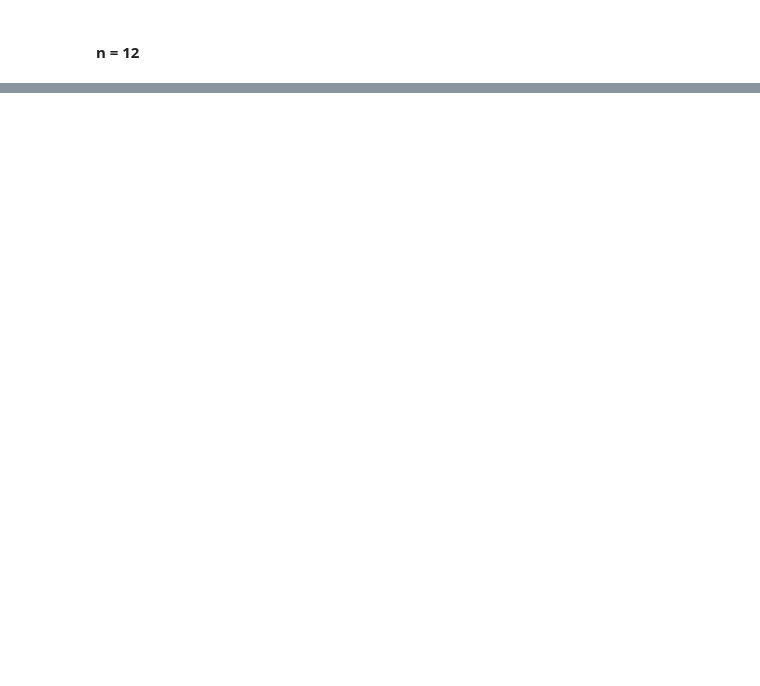
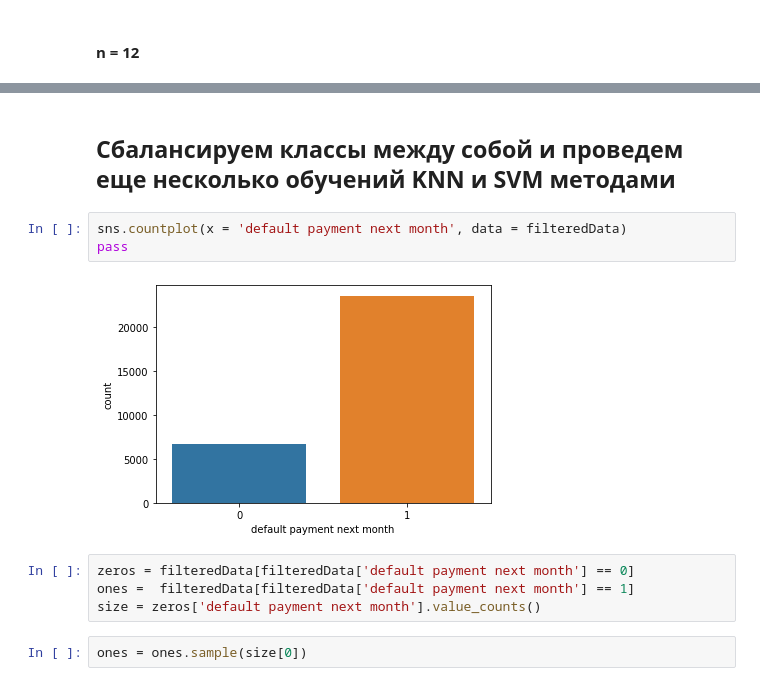
Before and after one commit to azirb/machine_learning_python, a Jupyter notebook: Homework1/KNN analysis.ipynb, the cells around one changed output, grey strips where cells are left out. Drawn from its saved outputs; the diff is of its cells as text; blank space fills up the shorter version.

```diff
--- a/Homework1/KNN analysis.ipynb
+++ b/Homework1/KNN analysis.ipynb
@@ -314,0 +426,13 @@ np.mean(Y_train != y_train_pred), np.mean(Y_test != y_test_pred)
+# %% [markdown]
+<h2>Сбалансируем классы между собой и проведем еще несколько обучений KNN и SVM методами</h2>
+# %%
+sns.countplot(x = 'default payment next month', data = filteredData)
+pass
+# %% [output]
+[figure, added]
+# %%
+zeros = filteredData[filteredData['default payment next month'] == 0]
+ones =  filteredData[filteredData['default payment next month'] == 1]
+size = zeros['default payment next month'].value_counts()
+# %%
+ones = ones.sample(size[0])
```
Also changed, not shown: parts of 30 cells of this notebook.
